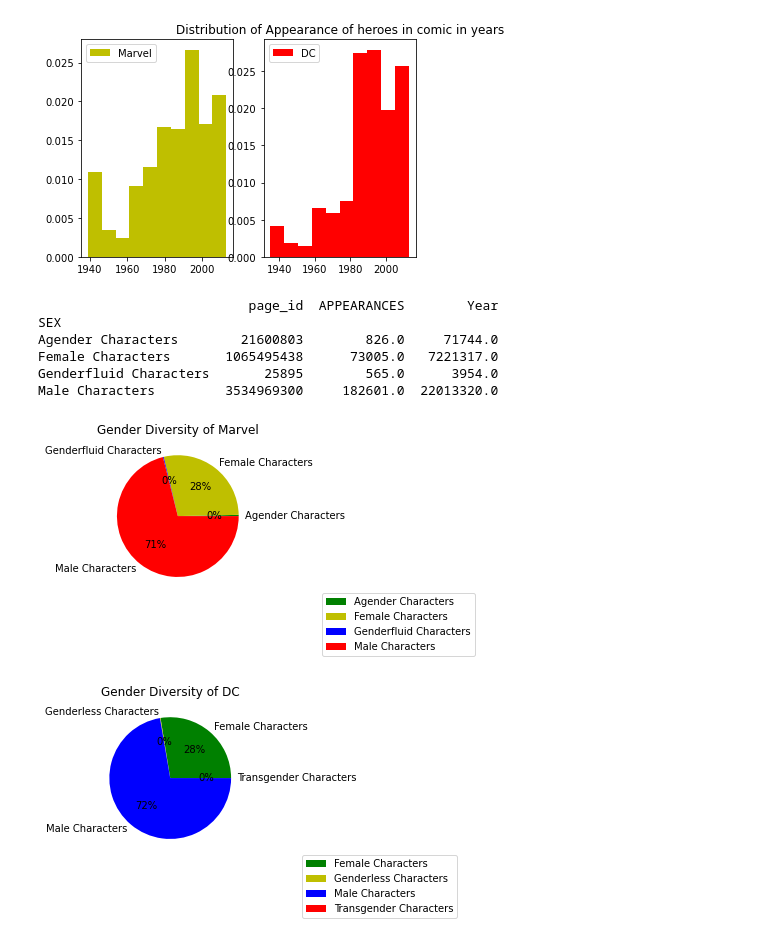
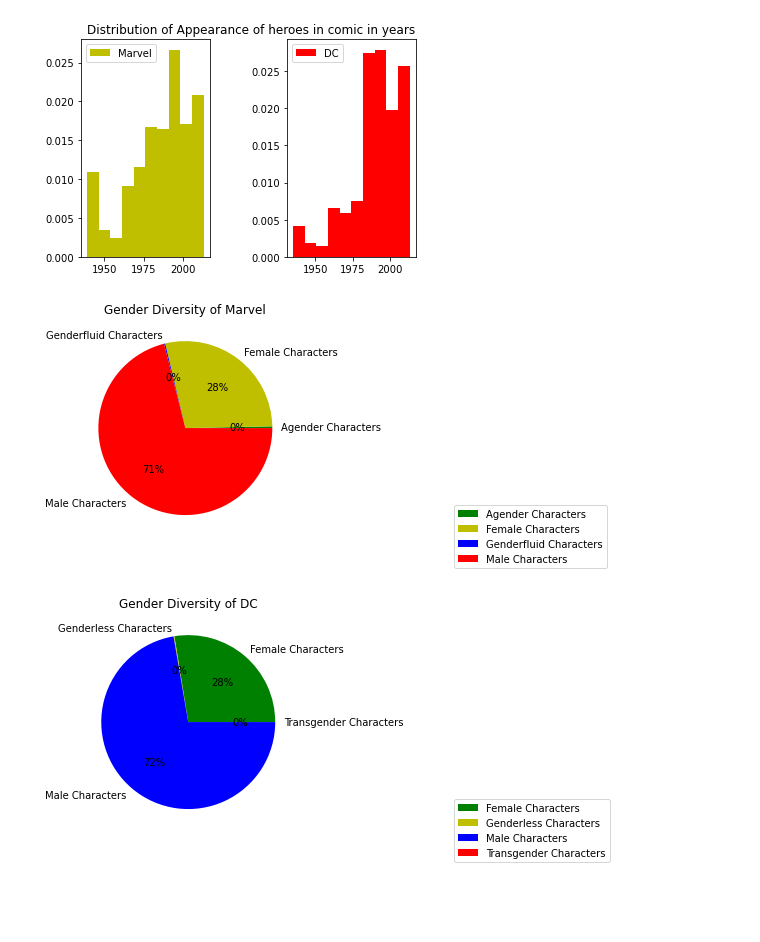
Before and after one commit to SarithaSundaresan/ads_assignment, a Jupyter notebook: assignment_ads.ipynb, the cells around one changed output. Cells and saved outputs as stored; diff of their text form; code cells hidden in the pictures; blank space fills up the shorter version.

Commit message:
Add files via upload
Latest changes with functions and comments

```diff
--- a/assignment_ads.ipynb
+++ b/assignment_ads.ipynb
@@ -5,7 +4,6 @@ import pandas as pd
 import matplotlib.pyplot as plt
 %matplotlib inline
 # %%
-
 # function to read CSV
 def readcsvdata(name):
     """
@@ -13,84 +11,72 @@ def readcsvdata(name):
     """
     data = pd.read_csv(name)
     data.describe()
     return data
 
 
 # function to read CSV
 def preprocessdata(data):
     """
     This function prforms preprocessing of data
     """
-    find_missing_rows = data.isnull().any(axis = 1).sum()
-    data.dropna(axis = 0, inplace = True)
-    data.reset_index(inplace = True)
+    data.fillna(0)
+    #find_missing_rows = data.isnull().any(axis = 1).sum()
+    #data.dropna(axis = 0, inplace = True)
     return data
 
 
 #Read the data for analysis
 marveldata = readcsvdata("marvel-wikia-data.csv")
-#preprocessdata(marveldata)
+preprocessdata(marveldata)
 dcdata = readcsvdata("dc-wikia-data.csv")
-#preprocessdata(dcdata)
+preprocessdata(dcdata)
 
 
-# Plot histogram of marvel
+# Plot appearences of marvel heroes
 plt.figure(1)
+plt.subplots_adjust(wspace = 0.6)
 plt.subplot(1, 2, 1)
 plt.hist(marveldata['Year'], label="Marvel", density=True, color='y')
 plt.legend()
 
-# Plot histogram of DC
+#Plot appearences of DC heroes
 plt.figure(1)
 plt.subplot(1, 2, 2)
 plt.hist(dcdata['YEAR'], label="DC", density=True, color='r')
-#plt.hist(vod, label="vod") # Plot histogram of vod
 plt.legend()
-
-
-plt.title('Distribution of Appearance of heroes in comic in years')
+plt.title('Distribution of Appearance of heroes in comic in years', loc='right')
 plt.show()
 # %% [output]
-[figure, old version]
+[figure, new version]
-# %%
-#groupy gender
-
-gendermarveldata = marveldata.groupby('SEX').sum()
-genderdcdata = dcdata.groupby('SEX').sum()
-print(gendermarveldata)
-#print(genderdcdata)
-# %% [output]
-                           page_id  APPEARANCES        Year
-SEX
-Agender Characters        21600803        826.0     71744.0
-Female Characters       1065495438      73005.0   7221317.0
-Genderfluid Characters       25895        565.0      3954.0
-Male Characters         3534969300     182601.0  22013320.0
 # %%
+# function to read CSV
+def setlegend_title_show(title):
+    """ setting legend and title """
+    plt.legend(bbox_to_anchor=(1.5,0), loc="lower right", bbox_transform=plt.gcf().transFigure)
+    plt.title(title)
+    plt.show()
+    return
+
 #pie chart of marvel and DC by gender diversity
+#groupy gender
+gendermarveldata = marveldata.groupby('SEX').sum()
+genderdcdata = dcdata.groupby('SEX').sum()
 names = ['Agender Characters','Female Characters', 'Genderfluid Characters', 'Male Characters']
 values = gendermarveldata['APPEARANCES']
 
 #print(values)
 plt.figure(1)
-plt.subplot(1, 2, 1)
 plt.pie(values, labels=names, colors=['g', 'y', 'b', 'r'], autopct='%1.0f%%')
-plt.legend(bbox_to_anchor=(1,0), loc="lower right", bbox_transform=plt.gcf().transFigure)
-plt.title('Gender Diversity of Marvel')
-plt.show()
-
+setlegend_title_show('Gender Diversity of Marvel')
 
 names = ['Female Characters','Genderless Characters', 'Male Characters', 'Transgender Characters']
 values = genderdcdata['APPEARANCES']
-plt.subplot(1, 2, 2)
 plt.figure(1)
 plt.pie(values, labels=names, colors=['g', 'y', 'b', 'r'], autopct='%1.0f%%')
-plt.title('Gender Diversity of DC')
-plt.legend(bbox_to_anchor=(1.4,0), loc="lower right", bbox_transform=plt.gcf().transFigure)
-plt.show()
+setlegend_title_show('Gender Diversity of DC')
 # %% [output]
-[figure, old version]
+[figure, new version]
-[figure, old version]
+[figure, new version]
 # %%
 #Marvel Female and Male charaters diversity in year basis
 female_characters_marvel_data = marveldata[marveldata.SEX == 'Female Characters']
```
Also changed, not shown: parts of 3 cells of this notebook.
